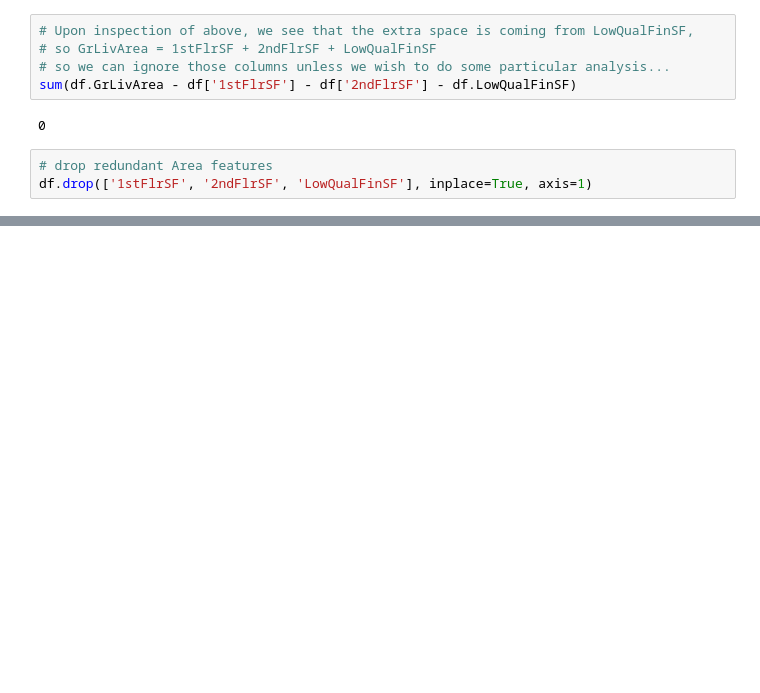
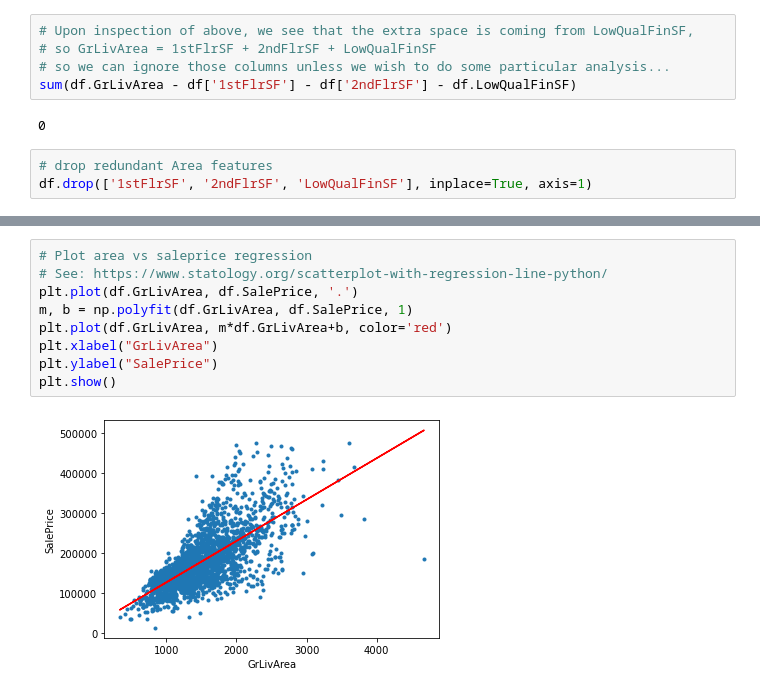
Before and after one commit to rishigoutam/ames-iowa, a Jupyter notebook: rishi/eda.ipynb, the cells around one changed output, grey strips where cells are left out. Cells and saved outputs as stored; diff of their text form; blank space fills up the shorter version.

Commit message:
Add ols for Area

```diff
--- a/rishi/eda.ipynb
+++ b/rishi/eda.ipynb
@@ -313,0 +322,11 @@ df.drop(['1stFlrSF', '2ndFlrSF', 'LowQualFinSF'], inplace=True, axis=1)
+# %%
+# Plot area vs saleprice regression
+# See: https://www.statology.org/scatterplot-with-regression-line-python/
+plt.plot(df.GrLivArea, df.SalePrice, '.')
+m, b = np.polyfit(df.GrLivArea, df.SalePrice, 1)
+plt.plot(df.GrLivArea, m*df.GrLivArea+b, color='red')
+plt.xlabel("GrLivArea")
+plt.ylabel("SalePrice")
+plt.show()
+# %% [output]
+[figure, added]
```
Also changed, not shown: parts of 7 cells of this notebook.
